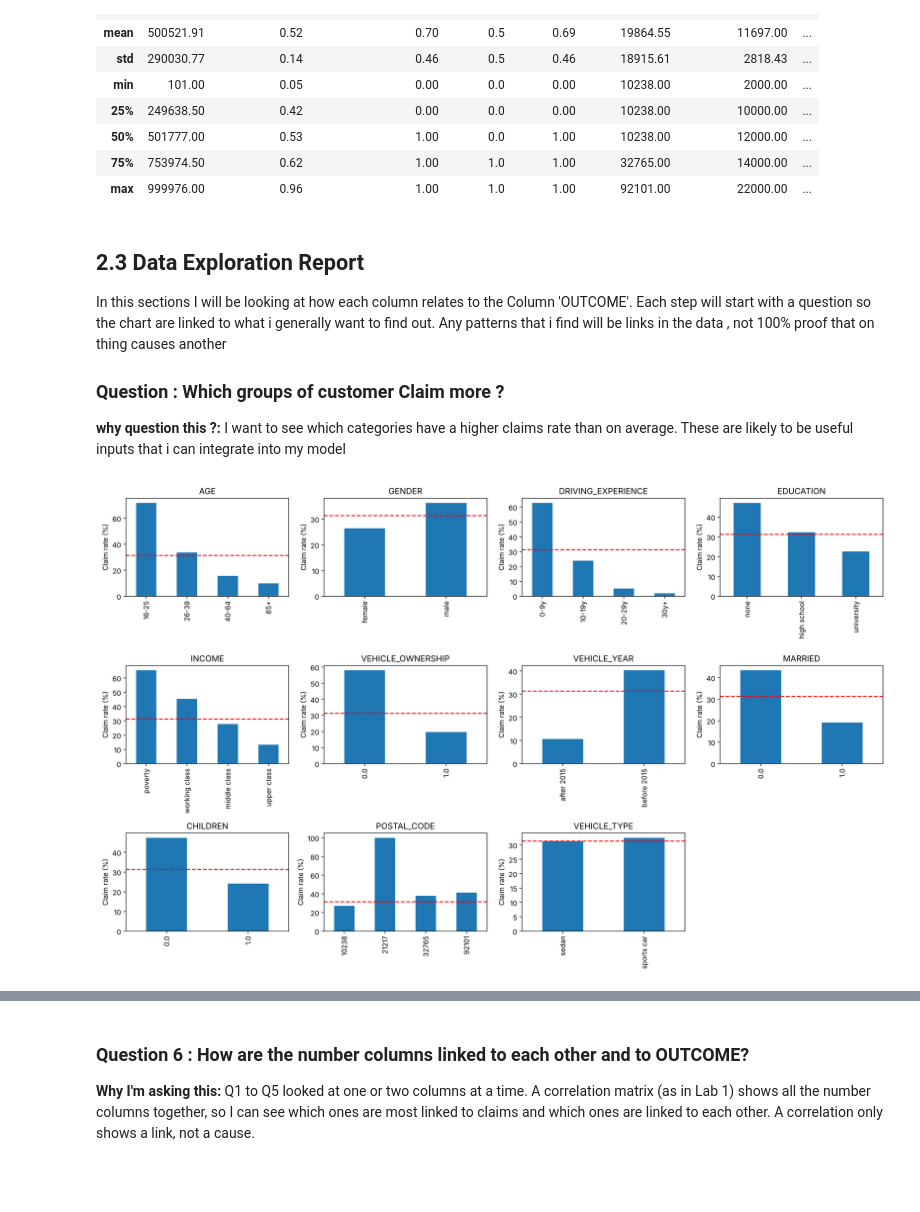
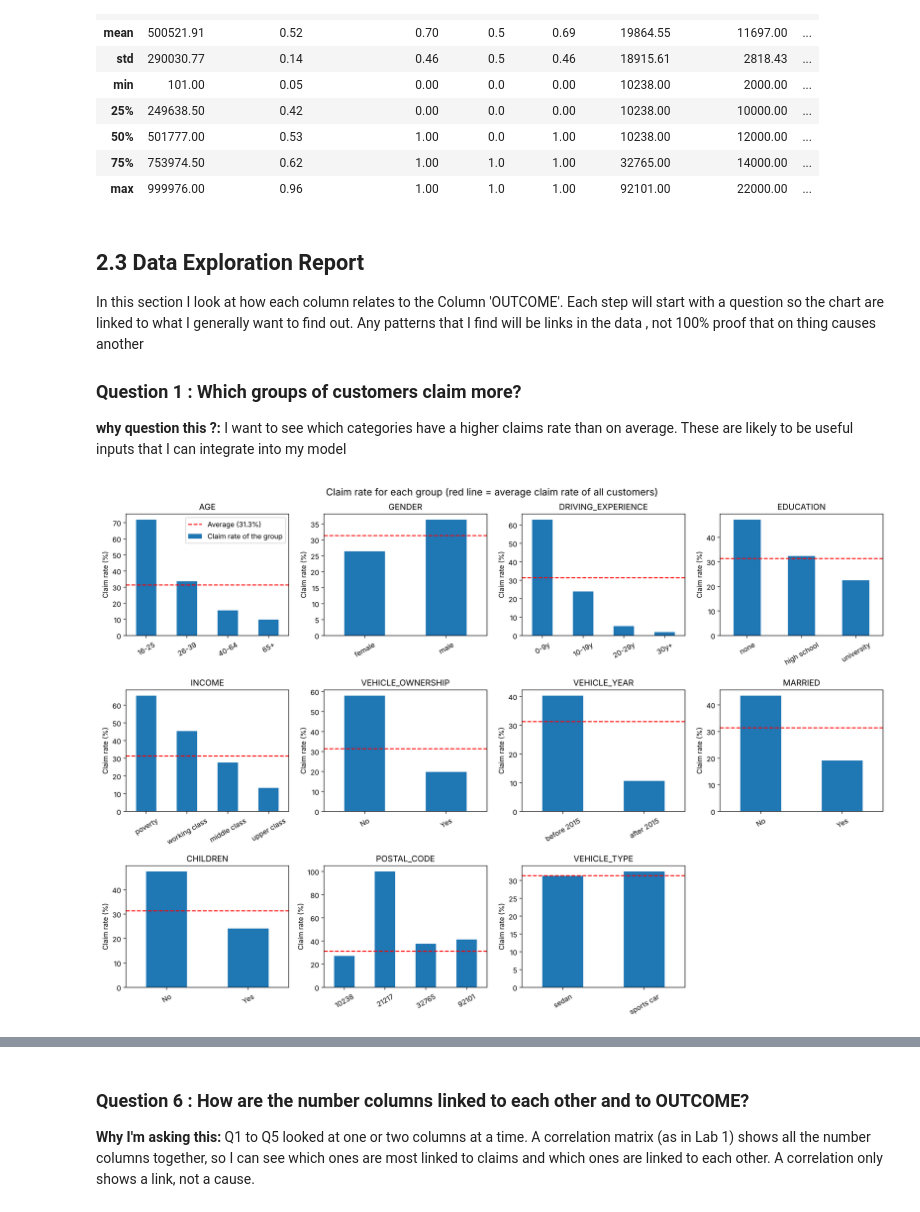
Before and after one commit to EronBaftjari/CA2_DataAnalytics, a Jupyter notebook: notebooks/T00253602_Baftjari_CA2_Notebook.ipynb, the cells around one changed output, grey strips where cells are left out. Drawn from its saved outputs; the diff is of its cells as text; code cells hidden in the pictures; blank space fills up the shorter version.

Commit message:
Improve chart labels and legends, remove weak scatter plot, tidy wording

```diff
--- a/notebooks/T00253602_Baftjari_CA2_Notebook.ipynb
+++ b/notebooks/T00253602_Baftjari_CA2_Notebook.ipynb
@@ -248,51 +234,54 @@ df.describe().round(2)
 # %% [markdown]
 ## 2.3 Data Exploration Report
 
-In this sections I will be looking at how each column relates to the Column 'OUTCOME'. Each step will start with a question so the chart are linked to what i generally want to find out. Any patterns that i find will be links in the data , not 100% proof that on thing causes another
+In this section I look at how each column relates to the Column 'OUTCOME'. Each step will start with a question so the chart are linked to what I generally want to find out. Any patterns that I find will be links in the data , not 100% proof that on thing causes another
 
 
-### Question : Which groups of customer Claim more ?
-**why question this ?:** I want to see which categories have a higher claims rate than on average. These are likely to be useful inputs that i can integrate into my model
+### Question 1 : Which groups of customers claim more?
+**why question this ?:** I want to see which categories have a higher claims rate than on average. These are likely to be useful inputs that I can integrate into my model
 # %%
 # The category columns I want to compare against OUTCOME
-
-
 category_columns = ["AGE", "GENDER", "DRIVING_EXPERIENCE", "EDUCATION", "INCOME",
                     "VEHICLE_OWNERSHIP", "VEHICLE_YEAR", "MARRIED", "CHILDREN",
                     "POSTAL_CODE", "VEHICLE_TYPE"]
 
 overall_rate = df["OUTCOME"].mean() * 100
 
 # Make a grid of 3 rows x 4 columns = 12 empty charts
-fig, axes = plt.subplots(3, 4, figsize=(16, 10))
+fig, axes = plt.subplots(3, 4, figsize=(16, 11))
 axes = axes.flatten()
 
 for i in range(len(category_columns)):
     column = category_columns[i]
     chart = axes[i]
 
-
-
     claim_rate = df.groupby(column)["OUTCOME"].mean() * 100
 
-
+    # Put the groups in a sensible order
     if column == "EDUCATION":
         claim_rate = claim_rate[["none", "high school", "university"]]
     if column == "INCOME":
         claim_rate = claim_rate[["poverty", "working class", "middle class", "upper class"]]
+    if column == "VEHICLE_YEAR":
+        claim_rate = claim_rate[["before 2015", "after 2015"]]
+    # Show 0/1 columns as No/Yes so the chart is easy to read
+    if column in ["VEHICLE_OWNERSHIP", "MARRIED", "CHILDREN"]:
+        claim_rate = claim_rate.rename(index={0.0: "No", 1.0: "Yes"})
 
-    claim_rate.plot(kind="bar", ax=chart)
-    chart.axhline(overall_rate, color="red", linestyle="--")   # overall rate line
+    claim_rate.name = "Claim rate of the group"
+    claim_rate.plot(kind="bar", ax=chart, rot=30)
+    chart.axhline(overall_rate, color="red", linestyle="--", label=f"Average ({overall_rate:.1f}%)")
     chart.set_title(column)
     chart.set_ylabel("Claim rate (%)")
     chart.set_xlabel("")
 
+axes[0].legend()
 axes[11].axis("off")
-
+fig.suptitle("Claim rate for each group (red line = average claim rate of all customers)", fontsize=14)
 plt.tight_layout()
 plt.show()
 # %% [output]
-[figure, old version]
+[figure, new version]
 # %% [markdown]
 **What these Show**
 - **Age and driving experience** these seem to have the largest effect. 71.8% of 16-25 year olds claimed insurance compared to the 9.8% of 65+ year old drivers. Drivers with 0-9 years of experience claimed 62.8%, but those individuals with 30+ years only claimed 1.9%
```
Also changed, not shown: parts of 33 cells of this notebook.
